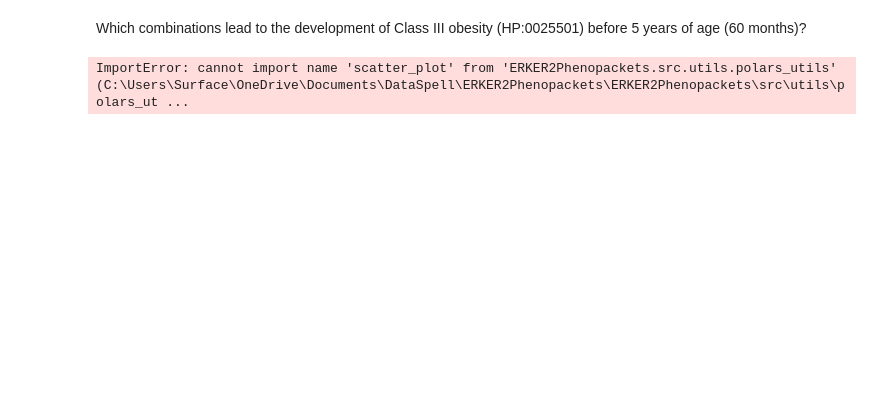
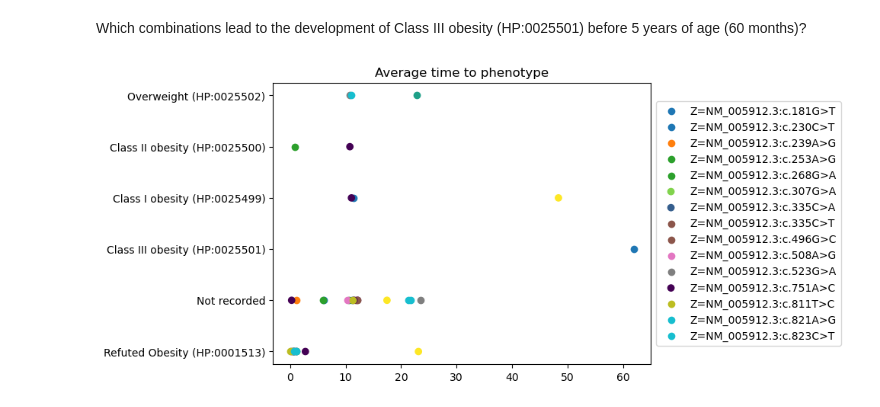
Before and after one commit to BIH-CEI/ERKER2Phenopackets, a Jupyter notebook: ERKER2Phenopackets/src/analysis/ml/analyse.ipynb, the cells around one changed output. Drawn from its saved outputs; the diff is of its cells as text; code cells hidden in the pictures; blank space fills up the shorter version.

Commit message:
adjusted scatter plots a bit to make legend pretty and work with polars

```diff
--- a/ERKER2Phenopackets/src/analysis/ml/analyse.ipynb
+++ b/ERKER2Phenopackets/src/analysis/ml/analyse.ipynb
@@ -765,8 +767,10 @@ shape: (39, 5)
 # %% [markdown]
 Which combinations lead to the development of Class III obesity (HP:0025501) before 5 years of age (60 months)?
 # %%
-from ERKER2Phenopackets.src.utils.polars_utils import scatter_plot
-
-scatter_plot(avg_time_phenotype['avg_timestamp_months'], avg_time_phenotype['phenotype'], title='Average time to phenotype')
+from ERKER2Phenopackets.src.utils.polars_utils import scatter_plot, scatter_subplot
+x = avg_time_phenotype['avg_timestamp_months']
+y = avg_time_phenotype['phenotype']
+z = avg_time_phenotype['c_hgvs']
+scatter_plot(x=x, y=y, z=z, z_discrete=True, title='Average time to phenotype')
 # %% [output]
-ImportError: cannot import name 'scatter_plot' from 'ERKER2Phenopackets.src.utils.polars_utils' (C:\Users\Surface\OneDrive\Documents\DataSpell\ERKER2Phenopackets\ERKER2Phenopackets\src\utils\polars_ut ...
+[figure, added]
```
Also changed, not shown: parts of 11 cells of this notebook, 2 other files.
